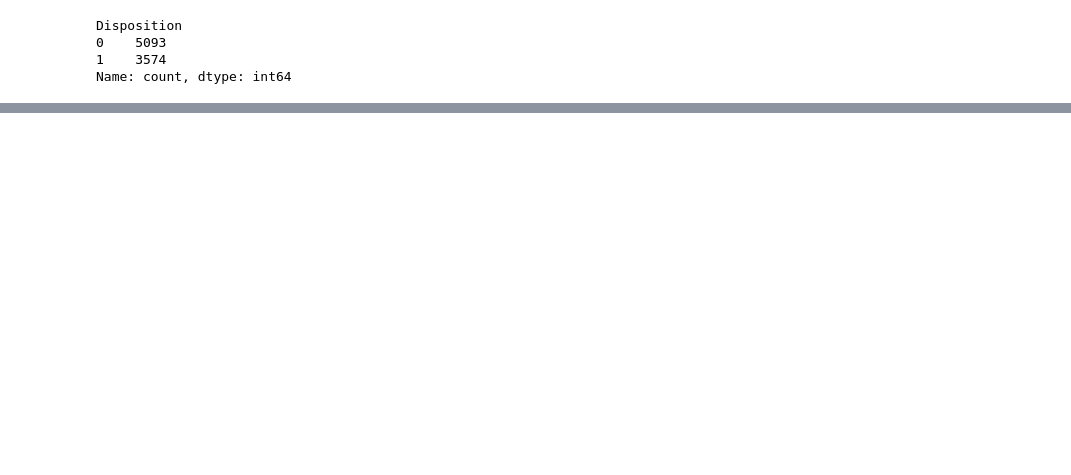
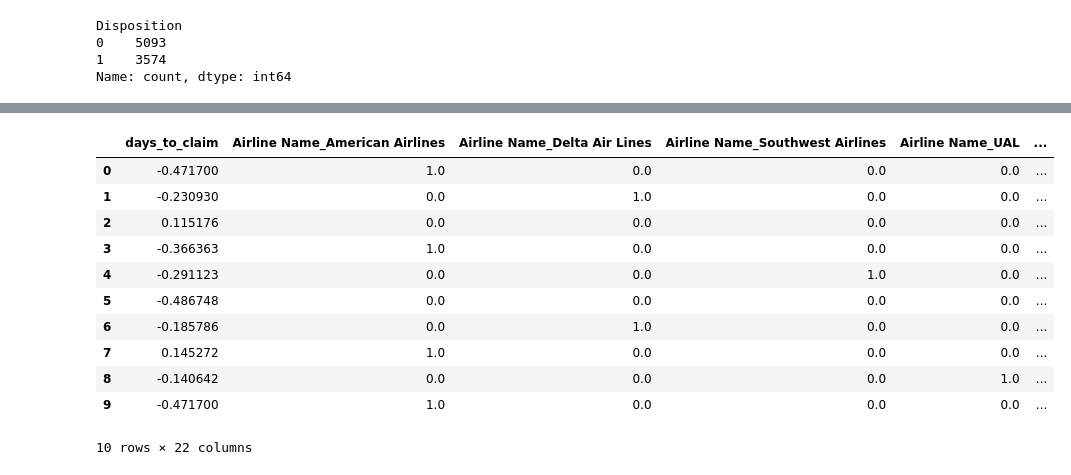
Before and after one commit to MatheusEdu12/reclamacoes-clientes-aeroportos, a Jupyter notebook: notebooks/02_preprocessamento.ipynb, the cells around one changed output, grey strips where cells are left out. Saved outputs shown, nothing was run; the diff lists cells and outputs as text; code cells hidden in the pictures; blank space fills up the shorter version.

```diff
--- a/notebooks/02_preprocessamento.ipynb
+++ b/notebooks/02_preprocessamento.ipynb
@@ -65,7 +102,7 @@ y = df['Disposition']
 
 X_train, X_test, y_train, y_test = train_test_split(
     X, y,
-    test_size=0.3,
+    test_size=0.2,
     random_state=42,
     stratify=y
 )
@@ -77,13 +122,16 @@ from sklearn.pipeline import Pipeline
 from sklearn.compose import ColumnTransformer
 from sklearn.preprocessing import OneHotEncoder, StandardScaler
 from sklearn.impute import SimpleImputer
+from imblearn.pipeline import Pipeline as ImbPipeline
+from imblearn.over_sampling import SMOTE
+
 
 num_pipeline = Pipeline([
     ('imputer', SimpleImputer(strategy='median')),
     ('scaler', StandardScaler())
 ])
 
-full_pipeline = ColumnTransformer([
+full_preprocessor = ColumnTransformer([
     ('num', num_pipeline, num_cols),
     ('cat', OneHotEncoder(handle_unknown='ignore'), cat_cols)
 ])
@@ -96,0 +142,8 @@ scipy.sparse._csr.csr_matrix
+# %%
+X_train_transformed = full_preprocessor.fit_transform(X_train)
+if hasattr(X_train_transformed, "toarray"):
+    X_train_transformed = X_train_transformed.toarray()
+
+X_test_transformed = full_preprocessor.transform(X_test)
+if hasattr(X_test_transformed, "toarray"):
+    X_test_transformed = X_test_transformed.toarray()
@@ -96,0 +154,3 @@ scipy.sparse._csr.csr_matrix
+# %%
+smote = SMOTE(random_state=42)
+X_train_res, y_train_res = smote.fit_resample(X_train_transformed, y_train)
@@ -97 +161,24 @@ scipy.sparse._csr.csr_matrix
+# %%
+feature_names = (
+    num_cols +
+    list(full_preprocessor.named_transformers_['cat'].get_feature_names_out(cat_cols))
+)
+
+X_train_df = pd.DataFrame(X_train_res, columns=feature_names)
+X_test_df = pd.DataFrame(X_test_transformed, columns=feature_names)
+
+X_train_df.head(10)
+# %% [output]
+|  | days_to_claim | Airline Name_American Airlines | Airline Name_Delta Air Lines | Airline Name_Southwest Airlines | Airline Name_UAL | ... |
+| 0 | -0.471700 | 1.0 | 0.0 | 0.0 | 0.0 | ... |
+| 1 | -0.230930 | 0.0 | 1.0 | 0.0 | 0.0 | ... |
+| 2 | 0.115176 | 0.0 | 0.0 | 0.0 | 0.0 | ... |
+| 3 | -0.366363 | 1.0 | 0.0 | 0.0 | 0.0 | ... |
+| 4 | -0.291123 | 0.0 | 0.0 | 1.0 | 0.0 | ... |
+| 5 | -0.486748 | 0.0 | 0.0 | 0.0 | 0.0 | ... |
+| 6 | -0.185786 | 0.0 | 1.0 | 0.0 | 0.0 | ... |
+| 7 | 0.145272 | 1.0 | 0.0 | 0.0 | 0.0 | ... |
+| 8 | -0.140642 | 0.0 | 0.0 | 0.0 | 1.0 | ... |
+| 9 | -0.471700 | 1.0 | 0.0 | 0.0 | 0.0 | ... |
+10 rows × 22 columns
 # %%
```
Also changed, not shown: parts of 22 cells of this notebook, 13 other files.
